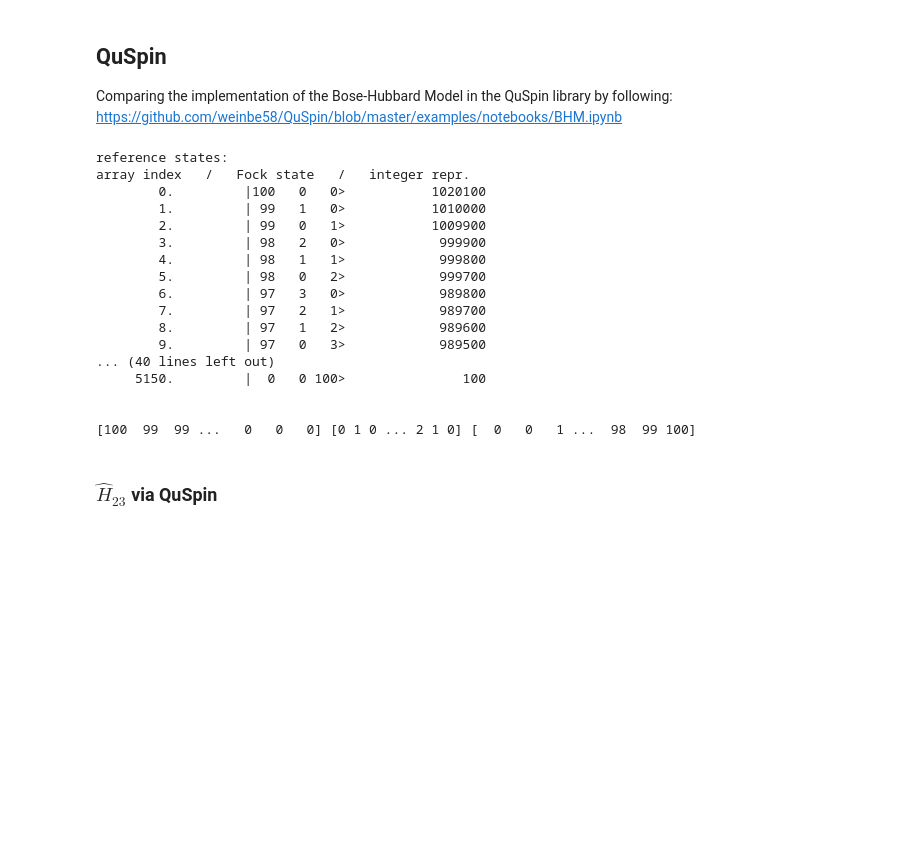
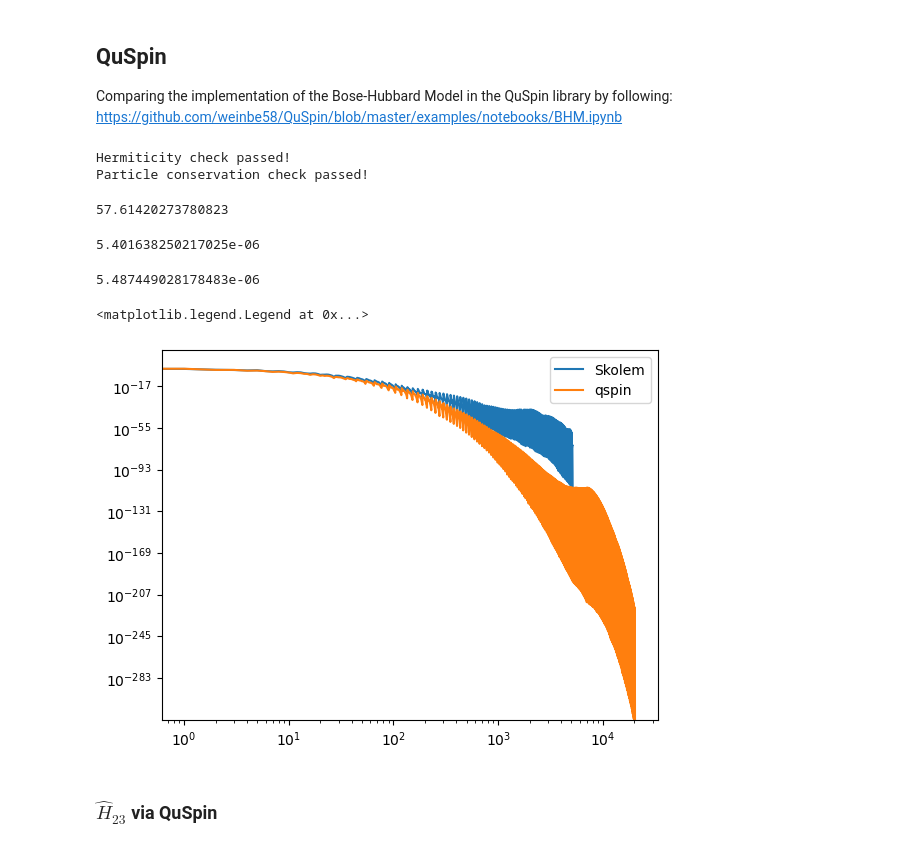
Before and after one commit to dibondar/QCantorTransformation, a Jupyter notebook: Multimode Bose-Hubbard models and Skolem polynomials.ipynb, the cells around one changed output. Cells and saved outputs as stored; diff of their text form; code cells hidden in the pictures; blank space fills up the shorter version.

```diff
--- a/Multimode Bose-Hubbard models and Skolem polynomials.ipynb
+++ b/Multimode Bose-Hubbard models and Skolem polynomials.ipynb
@@ -112,33 +169,37 @@ indx = np.array([
 
 Comparing the implementation of the Bose-Hubbard Model in the QuSpin library by following: https://github.com/weinbe58/QuSpin/blob/master/examples/notebooks/BHM.ipynb
 # %%
-from quspin.operators import hamiltonian # Hamiltonians and operators
-from quspin.basis import boson_basis_1d # Hilbert space boson basis
-
-
 ##### construct Bose-Hubbard Hamiltonian #####
 # define boson basis with N states per site L bosons in the lattice
 L = 3
 basis = boson_basis_1d(3, Nb=N) # full boson basis
-print(basis)
-print("\n")
 
-print(n1, n2, n3)
+# define site-coupling lists
+#hop=[[-J,i,(i+1)%L] for i in range(L)] #PBC
+hop=[[-J,i,(i+1)%L] for i in range(L - 1)] # open boundary condition
+interact=[[0.5*U,i,i] for i in range(L)] # U/2 \sum_j n_j n_j
+pot=[[-mu-0.5*U,i] for i in range(L)] # -(\mu + U/2) \sum_j j_n
+
+# define static and dynamic lists
+static=[['+-',hop],['-+',hop],['n',pot],['nn',interact]]
+dynamic=[]
+
+# build Hamiltonian
+H=hamiltonian(static,dynamic,basis=basis,dtype=np.float64)
+
+# print(n1, n2, n3)
 # %% [output]
-reference states:
-array index   /   Fock state   /   integer repr.
-        0.         |100   0   0>           1020100
-        1.         | 99   1   0>           1010000
-        2.         | 99   0   1>           1009900
-        3.         | 98   2   0>            999900
-        4.         | 98   1   1>            999800
-        5.         | 98   0   2>            999700
-        6.         | 97   3   0>            989800
-        7.         | 97   2   1>            989700
-        8.         | 97   1   2>            989600
-        9.         | 97   0   3>            989500
-... (40 lines left out)
-     5150.         |  0   0 100>               100
-
-
-[100  99  99 ...   0   0   0] [0 1 0 ... 2 1 0] [  0   0   1 ...  98  99 100]
+Hermiticity check passed!
+Particle conservation check passed!
+# %%
+ψ0 = np.zeros(len(basis.states), complex)
+ψ0[0] = 1
+# %%
+t0 = time.time()
+
+U_Δt_qspin = expm_multiply_parallel(H.tocsr(), a = -1j * T_final)
+ψ_qspin = U_Δt_qspin.dot(ψ0)
+
+print( time.time() - t0)
+# %% [output]
+57.61420273780823
@@ -145,3 +208,18 @@ array index   /   Fock state   /   integer repr.
+# %%
+np.abs(ψ_qspin - ψ_skolem).max()
+# %% [output]
+5.401638250217025e-06
+# %%
+norm(ψ_qspin - ψ_skolem)
+# %% [output]
+5.487449028178483e-06
+# %%
+plt.loglog(np.abs(ψ_skole), label='Skolem')
+plt.loglog(np.abs(ψ_qspin), label='qspin')
+plt.legend()
+# %% [output]
+<matplotlib.legend.Legend at 0x...>
+[figure, added]
 # %% [markdown]
 ### $\hat{H}_{23}$ via QuSpin
 # %%
```
Also changed, not shown: parts of 24 cells of this notebook.
